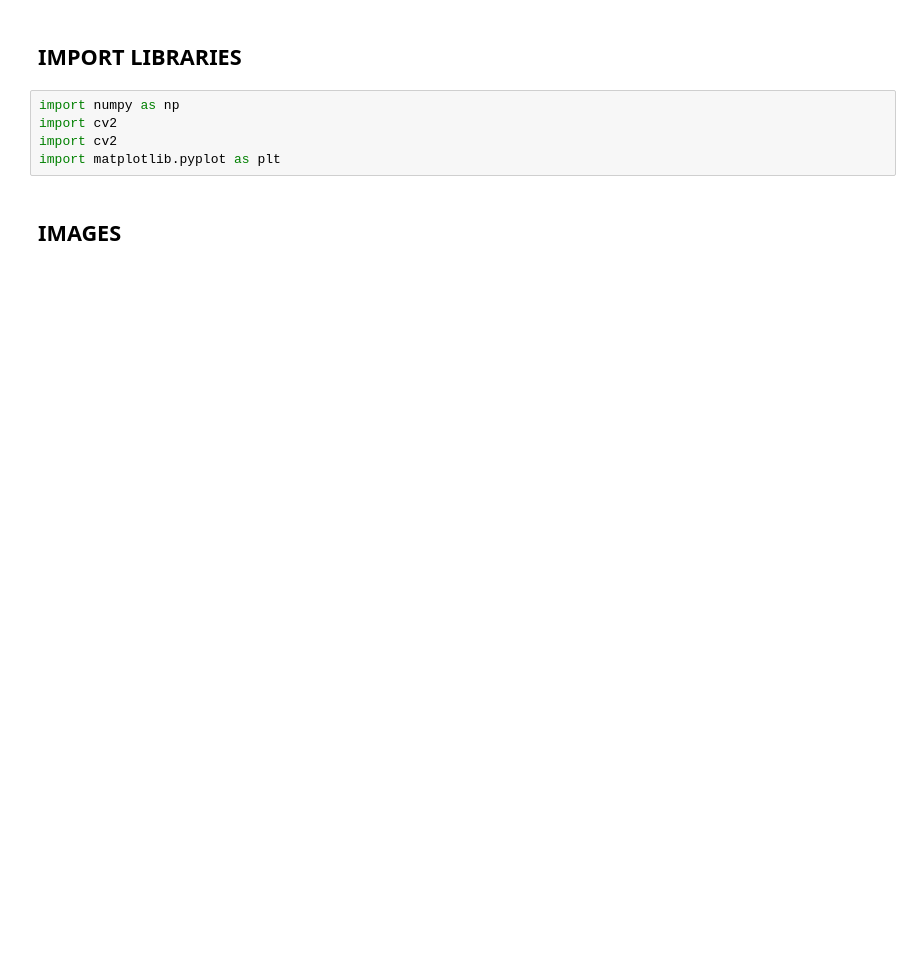
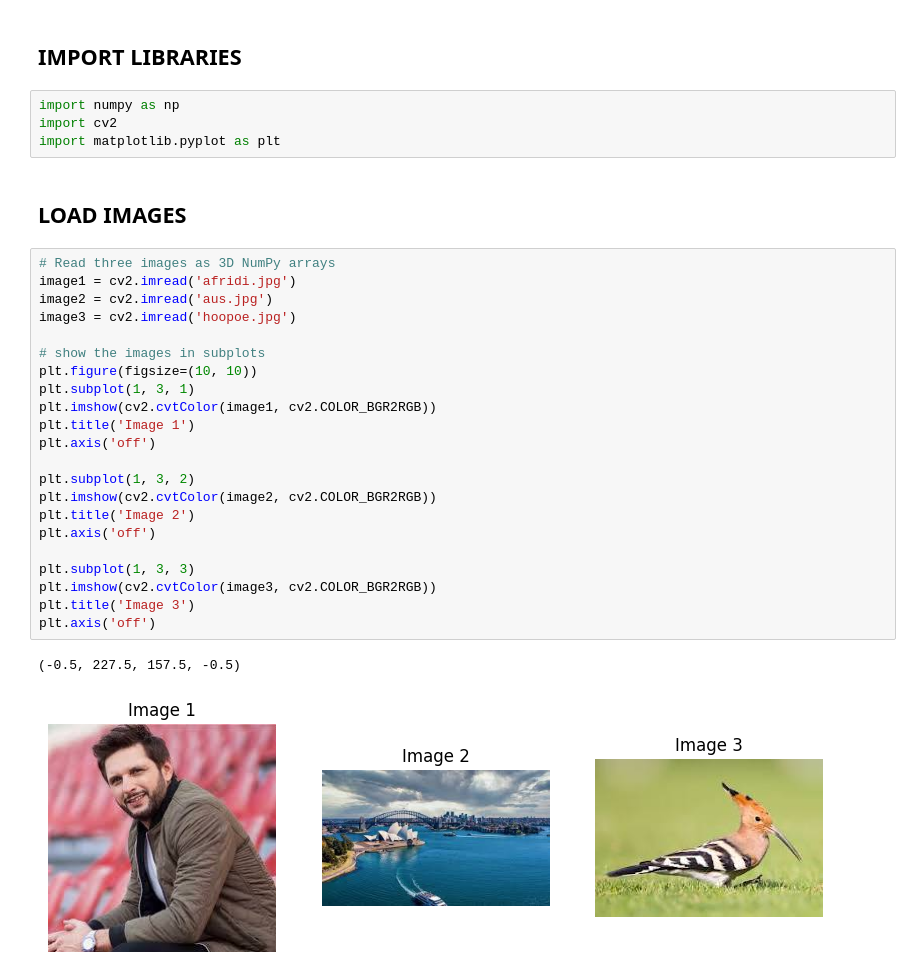
Before and after one commit to ANAS-TAAHIR/Assignments, a Jupyter notebook: Assignment 5 - K-Means/Kmeans.ipynb, the cells around one changed output. Cells and saved outputs as stored; diff of their text form; blank space fills up the shorter version.

```diff
--- a/Assignment 5 - K-Means/Kmeans.ipynb
+++ b/Assignment 5 - K-Means/Kmeans.ipynb
@@ -3,7 +3,31 @@
 # %%
 import numpy as np
 import cv2
-import cv2
 import matplotlib.pyplot as plt
 # %% [markdown]
-## IMAGES
+## LOAD IMAGES
+# %%
+# Read three images as 3D NumPy arrays
+image1 = cv2.imread('afridi.jpg')
+image2 = cv2.imread('aus.jpg')
+image3 = cv2.imread('hoopoe.jpg')
+
+# show the images in subplots
+plt.figure(figsize=(10, 10))
+plt.subplot(1, 3, 1)
+plt.imshow(cv2.cvtColor(image1, cv2.COLOR_BGR2RGB))
+plt.title('Image 1')
+plt.axis('off')
+
+plt.subplot(1, 3, 2)
+plt.imshow(cv2.cvtColor(image2, cv2.COLOR_BGR2RGB))
+plt.title('Image 2')
+plt.axis('off')
+
+plt.subplot(1, 3, 3)
+plt.imshow(cv2.cvtColor(image3, cv2.COLOR_BGR2RGB))
+plt.title('Image 3')
+plt.axis('off')
+# %% [output]
+(-0.5, 227.5, 157.5, -0.5)
+[figure, added]
```
Also changed, not shown: parts of 2 cells of this notebook, 3 other files.
